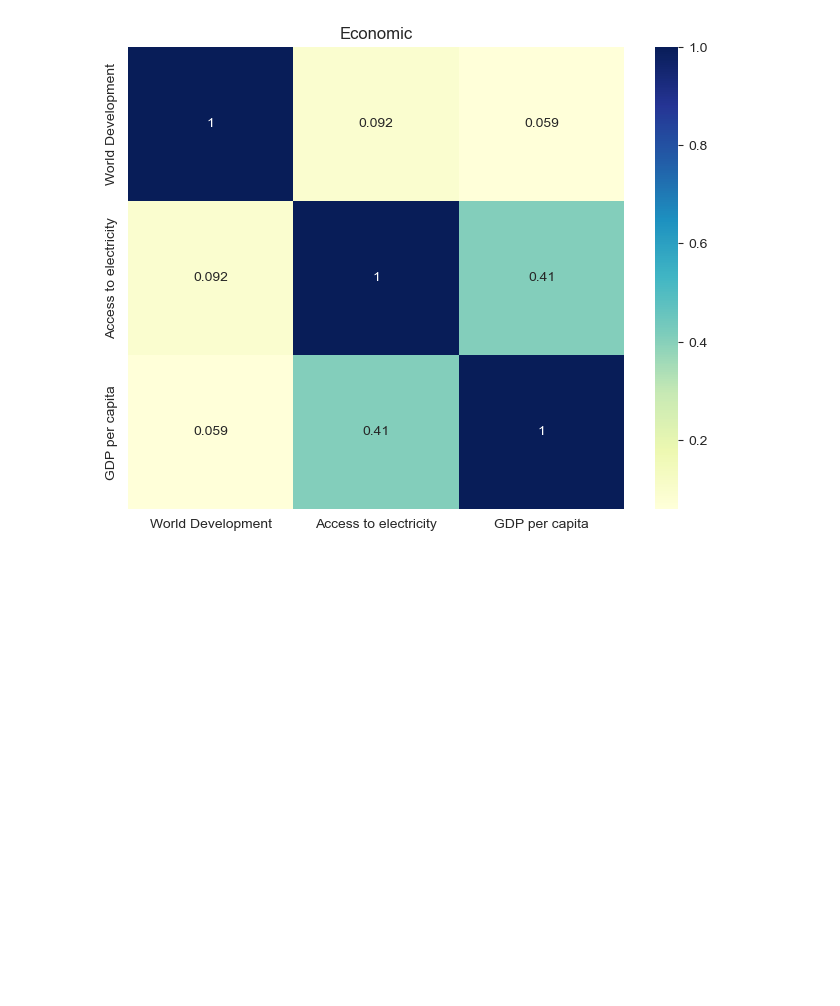
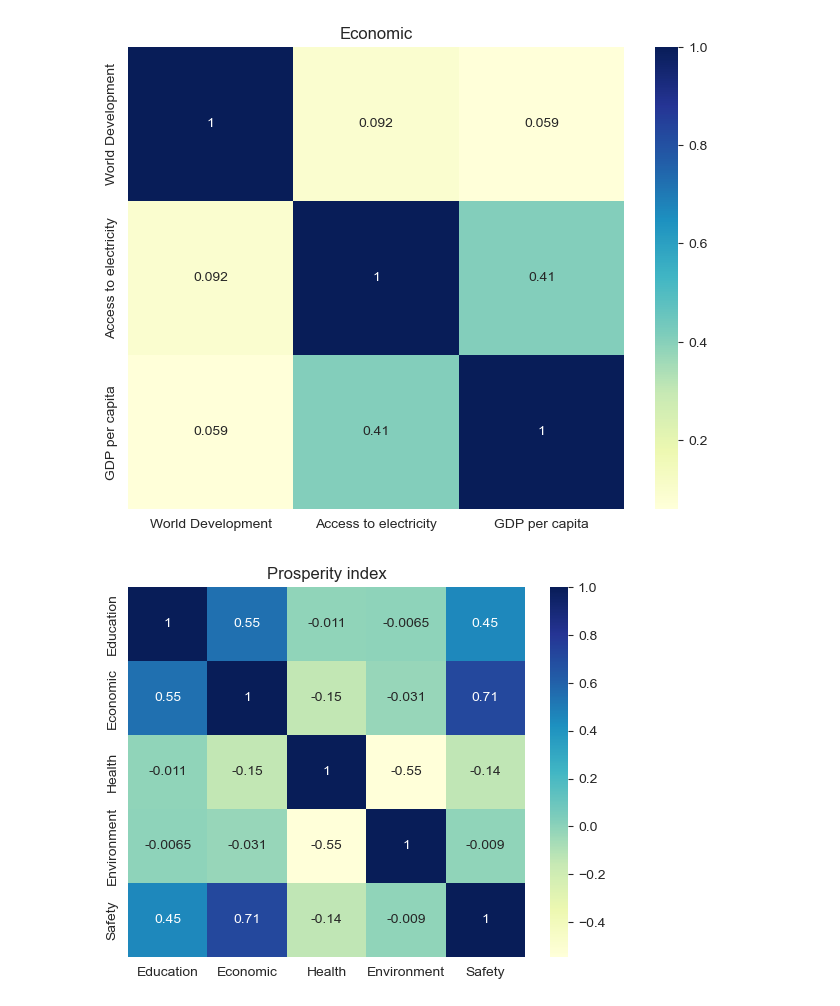
Before and after one commit to zikkend/Prosperity_index, a Jupyter notebook: DS_project.ipynb, the cells around one changed output. Drawn from its saved outputs; the diff is of its cells as text; code cells hidden in the pictures; blank space fills up the shorter version.

```diff
--- a/DS_project.ipynb
+++ b/DS_project.ipynb
@@ -407,3 +407,10 @@ plt.title('Economic')
 plt.show()
 # %% [output]
 [figure]
+# %%
+dataplot = sb.heatmap(data[sub_indexes].corr(), cmap="YlGnBu", annot=True)
+
+plt.title('Prosperity index')
+plt.show()
+# %% [output]
+[figure, added]
```
Also changed, not shown: parts of 1 cell of this notebook, 1 other file.
